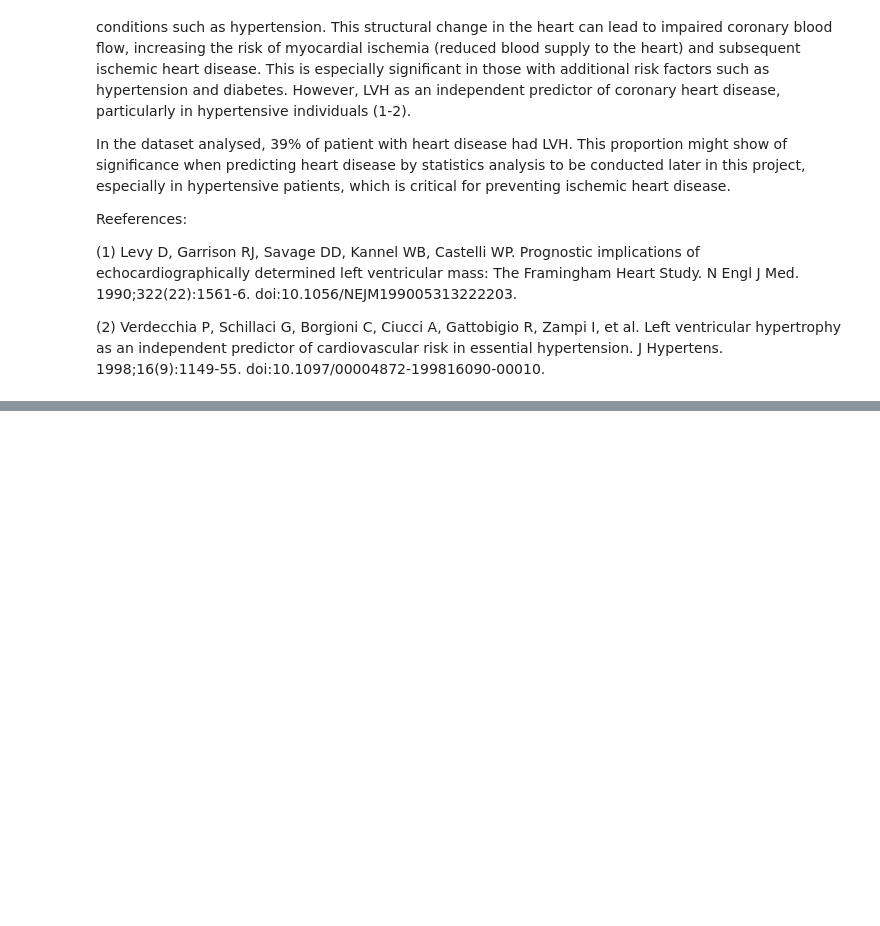
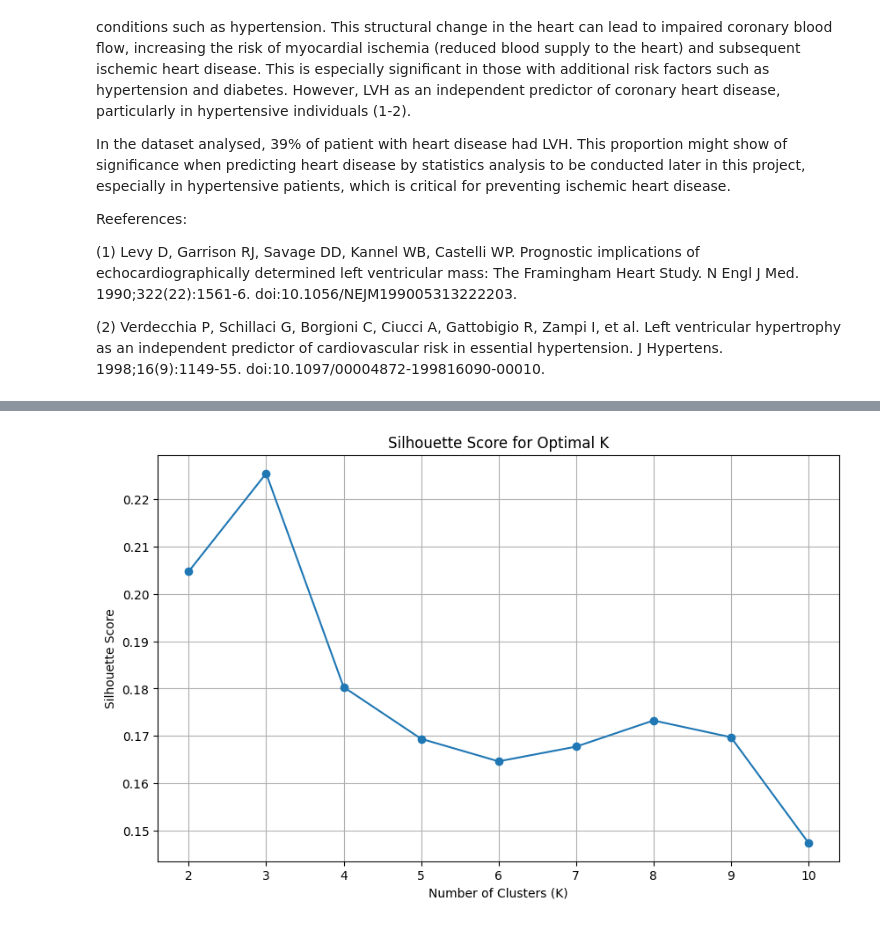
Before and after one commit to KentFre/CDS_CardioVision, a Jupyter notebook: data/data_cleanup.ipynb, the cells around one changed output, grey strips where cells are left out. Cells and saved outputs as stored; diff of their text form; code cells hidden in the pictures; blank space fills up the shorter version.

Commit message:
Example of chi square and clustering. Please check

```diff
--- a/data/data_cleanup.ipynb
+++ b/data/data_cleanup.ipynb
@@ -1304,0 +1477,20 @@ Reeferences:
+# %%
+from sklearn.cluster import KMeans
+from sklearn.preprocessing import StandardScaler
+import pandas as pd
+
+# Assuming 'data' is your DataFrame
+
+# 1. Select only numerical features for scaling:
+numerical_features = data.select_dtypes(include=['number']).columns
+numerical_data = data[numerical_features]
+
+# 2. Apply StandardScaler to numerical data only:
+scaler = StandardScaler()
+scaled_data = scaler.fit_transform(numerical_data)
+
+# 3. If you need the cluster labels in the original DataFrame:
+# Initiate the kmeans object, Make sure optimal_k and random_state are defined
+optimal_k = 3  # Replace with your desired number of clusters
+kmeans = KMeans(n_clusters=optimal_k, random_state=42)
+data['cluster'] = kmeans.fit_predict(scaled_data) # Assuming optimal_k and random_state are defined elsewhere
@@ -1304,0 +1525,23 @@ Reeferences:
+# %%
+from sklearn.metrics import silhouette_score
+
+silhouette_scores = []
+K = range(2, 11)  # Start from 2, as silhouette score is undefined for 1 cluster
+
+for k in K:
+    kmeans = KMeans(n_clusters=k, random_state=42)
+    kmeans.fit(scaled_data)
+    score = silhouette_score(scaled_data, kmeans.labels_)
+    silhouette_scores.append(score)
+
+# Plotting the results
+plt.figure(figsize=(10, 6))
+plt.plot(K, silhouette_scores, marker='o')
+plt.title('Silhouette Score for Optimal K')
+plt.xlabel('Number of Clusters (K)')
+plt.ylabel('Silhouette Score')
+plt.xticks(K)
+plt.grid()
+plt.show()
+# %% [output]
+[figure, added]
```
Also changed, not shown: parts of 17 cells of this notebook.
